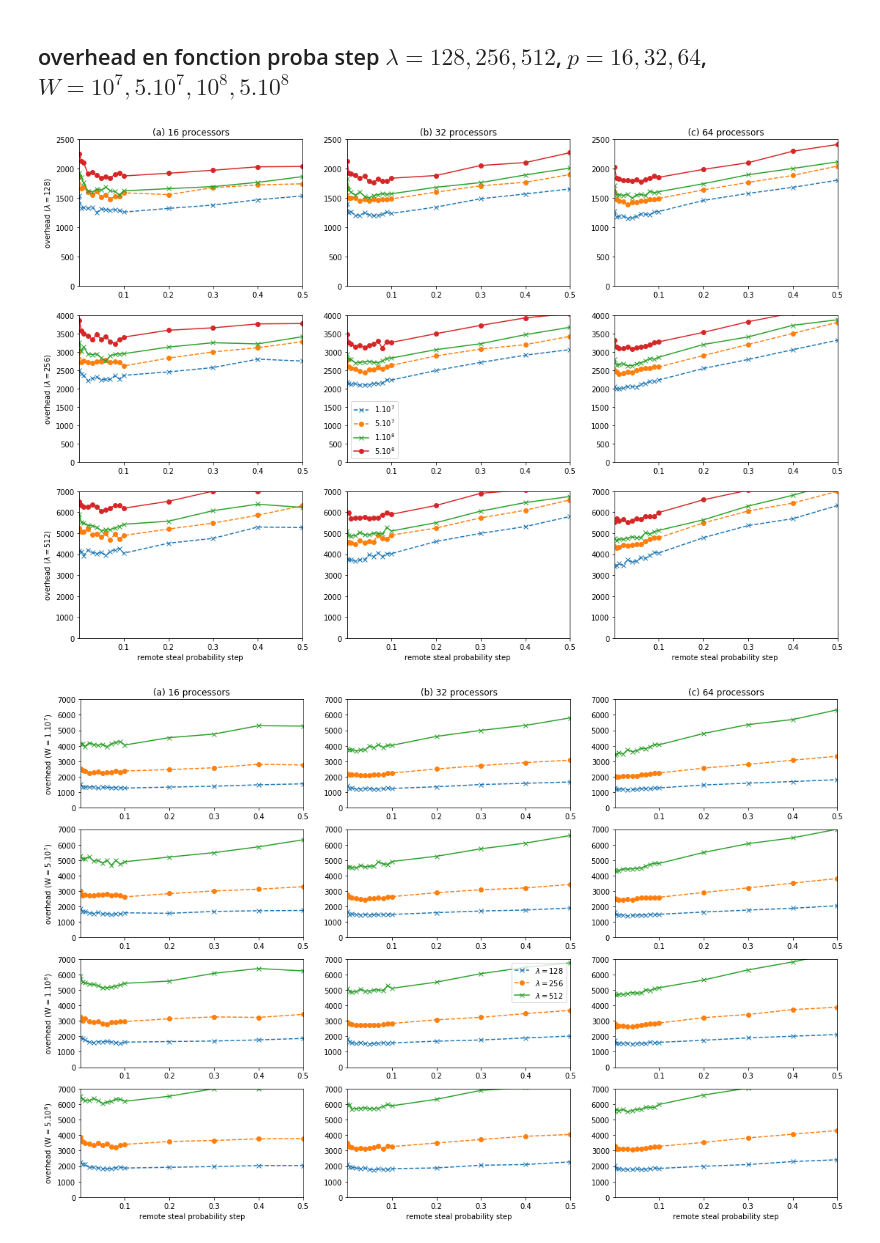
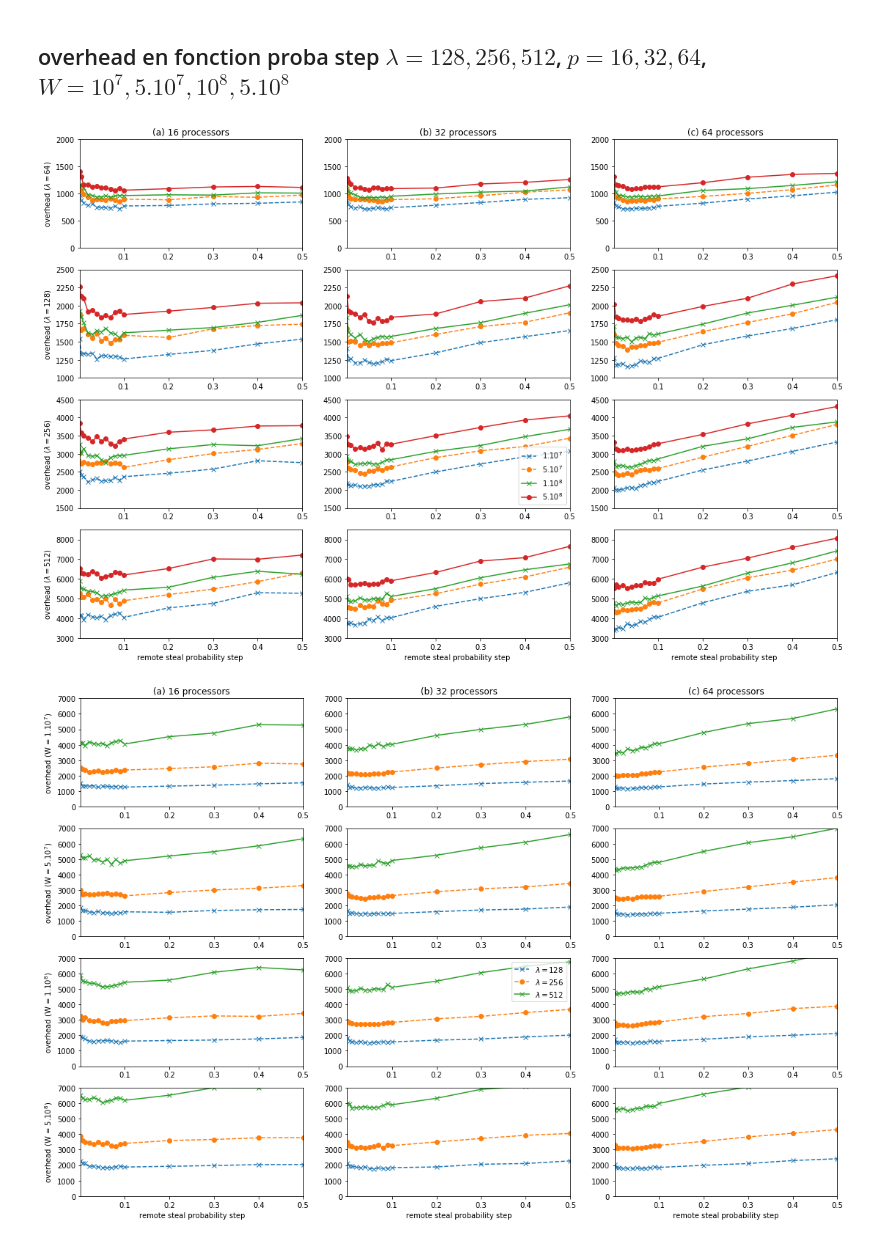
Before and after one commit to wagnerf42/ws-simulator, a Jupyter notebook: result/strategy/simulation_ipynb/simulation_thesis_proba_dynamic.ipynb, the cells around one changed output. Cells and saved outputs as stored; diff of their text form; code cells hidden in the pictures.

```diff
--- a/result/strategy/simulation_ipynb/simulation_thesis_proba_dynamic.ipynb
+++ b/result/strategy/simulation_ipynb/simulation_thesis_proba_dynamic.ipynb
@@ -36,23 +36,4 @@ plt.ylim(0,4500)
 plt.xlim(0,0.5)
 axes1 = fig.add_subplot(111)
 axes2 = axes1.twiny()    # share the y-axis
-
-
-data = load_file(directory + "vss_proba_dynamic_"+p+"_"+w)
-all_average, overhead, minimum = compute_overhead_for_latence(data, 128)
-axes1.plot(overhead.keys(), overhead.values(), "go-", label="proba dynamic")
-
-
-data = load_file(directory_p + "vss_proba_"+p+"_"+w, line=0)
-all_average, overhead, minimum = compute_overhead_for_latence(data, 128)
-axes1.plot(overhead.keys(), overhead.values(), "x-", label="proba")
-
-data = load_file(directory_s + "vss_static_"+p+"_"+w, line=0)
-all_average, overhead, minimum = compute_overhead_for_latence(data, 128)
-axes2.plot(overhead.keys(), overhead.values(), "cx--", label="static")
-
-axes1.legend()
-axes2.legend()
-
-plt.savefig('../../../../../Manuscrit/manuscrit/gfx/twoClusters/comparaison_32_50000000_128.pdf',bbox_inches='tight')
 # %% [output]
@@ -180,41 +163,41 @@ def best_value_dict(directory, seuil):
 fig = plt.figure()
 fig.set_size_inches(18.5, 12.5, forward=True)
 
-plt.subplot(331)
 #plt.xlim(0.001, 0.5)
-position = 330
-for (l,lim) in sorted({(128,2500),(256,4000),(512,7000)}):
+position = 0
+for (l, limy, limx) in sorted({(64,0,2000),(128, 1000, 2500),(256,1500, 4500),(512,3000, 8500)}):
+
     for p,c in sorted({(16,"(a)"),(32,"(b)"),(64,"(c)")}):
         #position
         position += 1
-        plt.subplot(position)
+        plt.subplot(4, 3, position)
 
         #labels
         if l == 512:
             plt.xlabel("remote steal probability step ")
-        if l == 128:
+        if l == 64:
             plt.title(c+" "+str(p)+" processors")
         if p == 16:
             plt.ylabel("overhead ($\lambda = "+str(l)+"$)")
 
         #limits
         plt.xlim(0.001, 0.5)
-        plt.ylim(0, lim)
+        plt.ylim(limy, limx)
 
         #plots
         for w1, w2, s in sorted({(10000000,"1.$10^7$", "x--"),(50000000,"5.$10^7$", "o--"), (100000000,"1.$10^8$", "x-"), (500000000,"5.$10^8$", "o-")}):
 
             data = load_file(directory + "vss_proba_dynamic_"+str(p)+"_"+str(w1))
             #plt.title("l="+str(l)+" p="+str(p)+" w="+str(w1))
             all_average, overhead, minimum = compute_overhead_for_latence(data, l)
             plt.plot(overhead.keys(), overhead.values(), s, label=w2)
 
         #legend
         if p == 32 and l == 256:
             plt.legend()
 plt.savefig('../../../../../Manuscrit/manuscrit/gfx/twoClusters/overhead_according_rsp_step_l.pdf',bbox_inches='tight')
 # %% [output]
-[figure, old version]
+[figure, new version]
 # %%
 fig = plt.figure()
 fig.set_size_inches(18.5, 12.5, forward=True)
```
Also changed, not shown: parts of 4 cells of this notebook, 4 other files.
